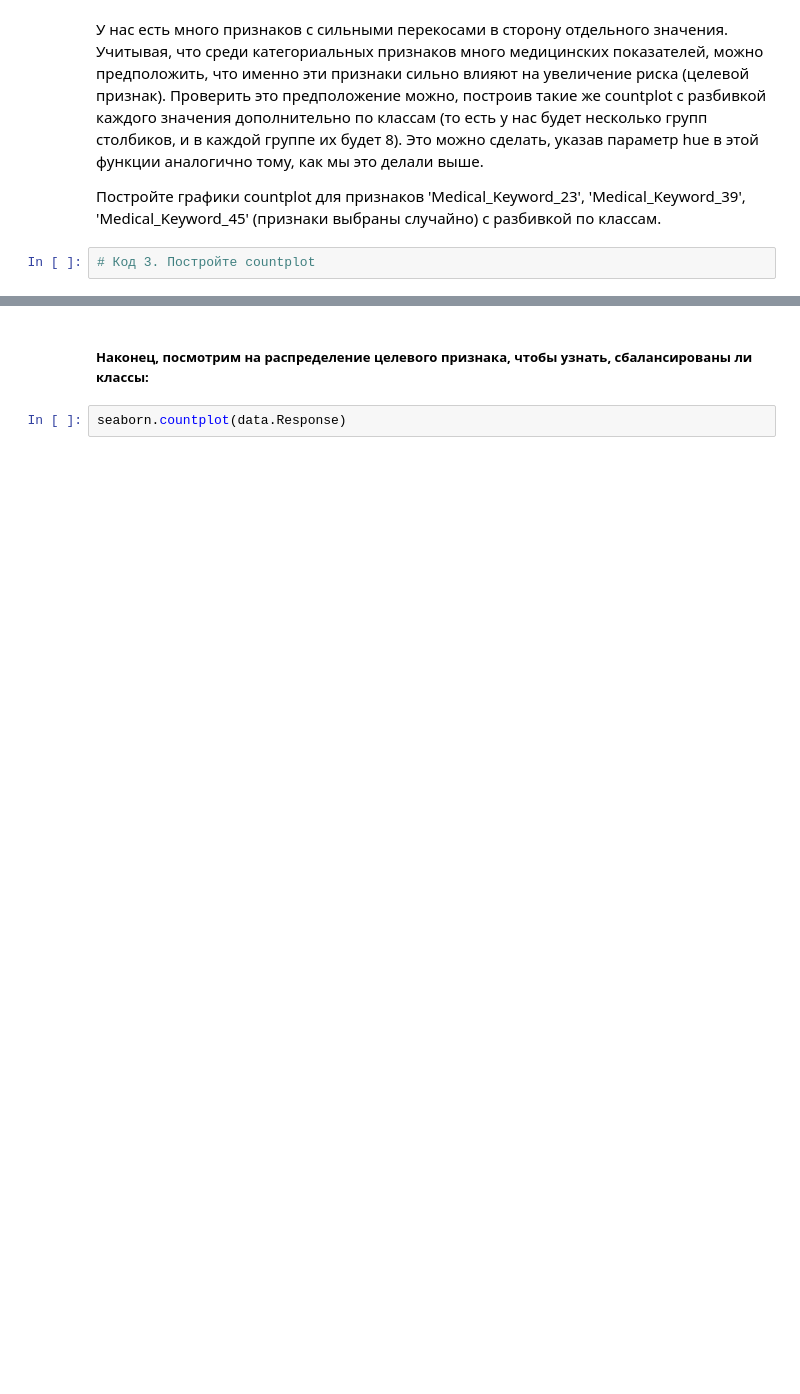
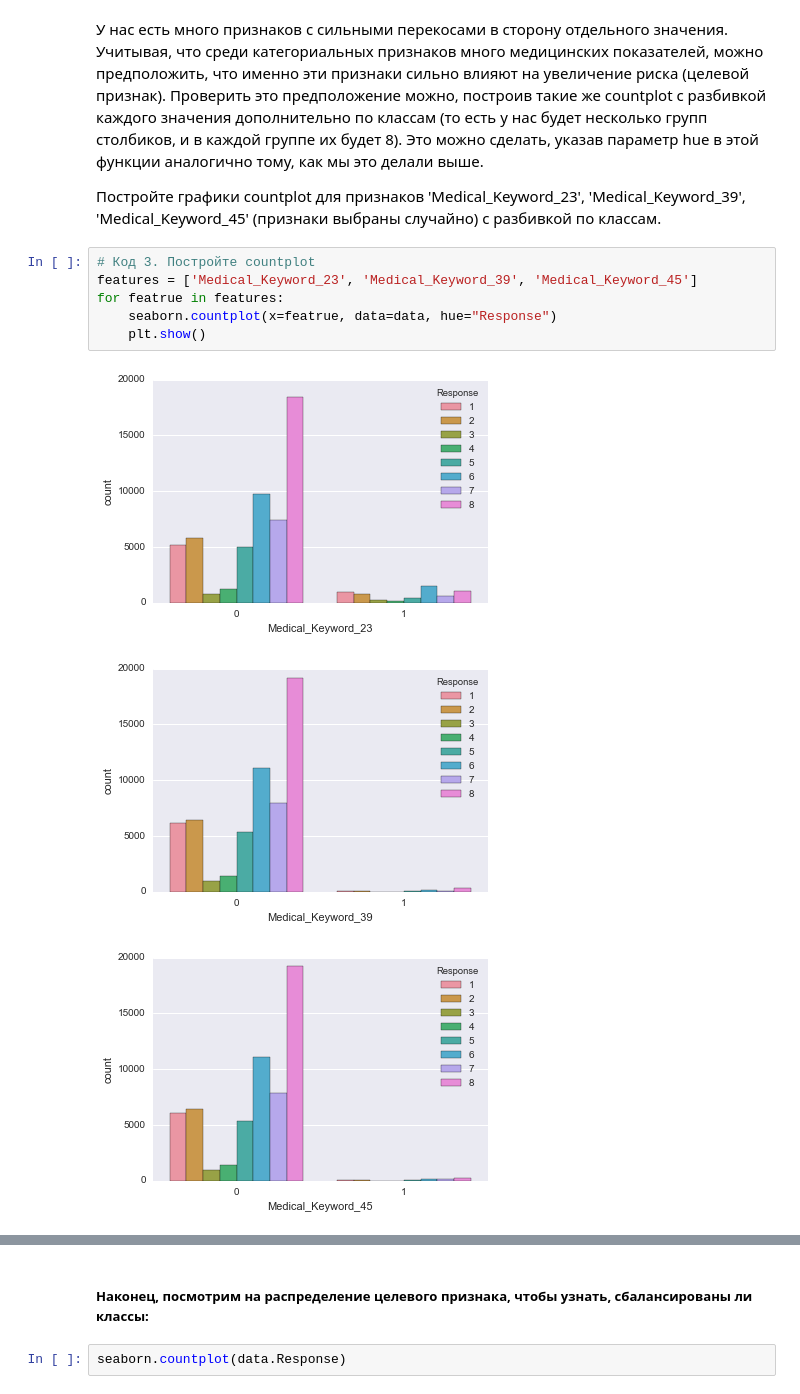
Before and after one commit to movb/yandex-ml, a Jupyter notebook: mipt-ml-3/week3/VisualizationPeerReview.ipynb, the cells around one changed output, grey strips where cells are left out. Saved outputs shown, nothing was run; the diff lists cells and outputs as text; blank space fills up the shorter version.

```diff
--- a/mipt-ml-3/week3/VisualizationPeerReview.ipynb
+++ b/mipt-ml-3/week3/VisualizationPeerReview.ipynb
@@ -143,6 +209,14 @@ __Ответьте на вопросы (Блок 5)__:
 У нас есть много признаков с сильными перекосами в сторону отдельного значения. Учитывая, что среди категориальных признаков много медицинских показателей, можно предположить, что именно эти признаки сильно влияют на увеличение риска (целевой признак). Проверить это предположение можно, построив такие же countplot с разбивкой каждого значения дополнительно по классам (то есть у нас будет несколько групп столбиков, и в каждой группе их будет 8). Это можно сделать, указав параметр hue в этой функции аналогично тому, как мы это делали выше.
 
 Постройте графики countplot для признаков 'Medical_Keyword_23', 'Medical_Keyword_39', 'Medical_Keyword_45' (признаки выбраны случайно) с разбивкой по классам.
-# %%
-# Код 3. Постройте countplot
+# %%
+# Код 3. Постройте countplot
+features = ['Medical_Keyword_23', 'Medical_Keyword_39', 'Medical_Keyword_45']
+for featrue in features:
+    seaborn.countplot(x=featrue, data=data, hue="Response")
+    plt.show()
+# %% [output]
+[figure, added]
+[figure, added]
+[figure, added]
 # %% [markdown]
```
Also changed, not shown: parts of 29 cells of this notebook.
